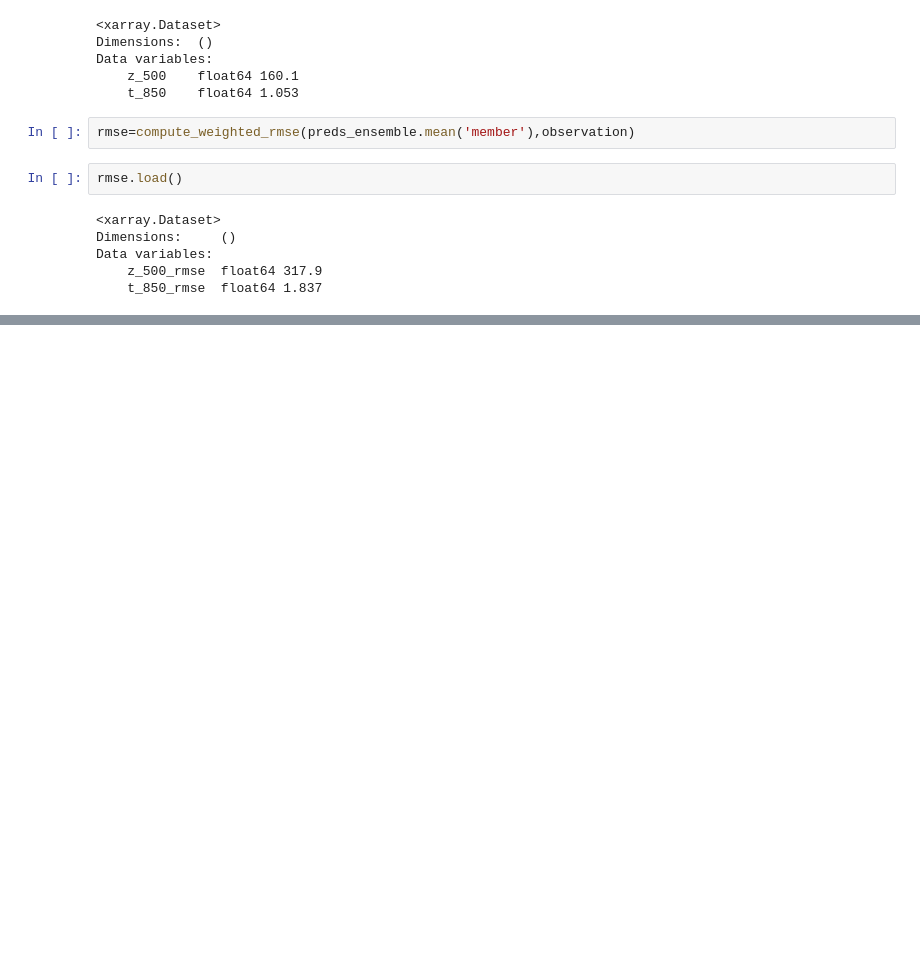
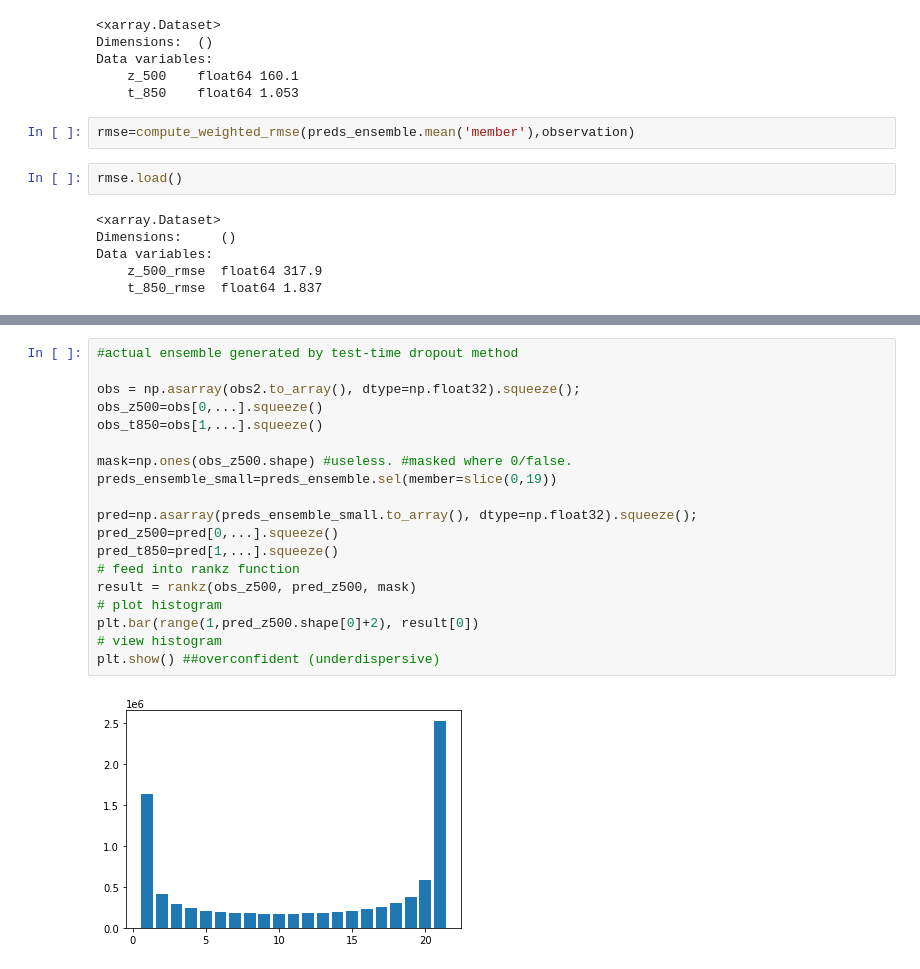
Before and after one commit to sagar-garg/WeatherBench, a Jupyter notebook: nbs_probabilistic/scores-parametric.ipynb, the cells around one changed output, grey strips where cells are left out. Cells and saved outputs as stored; diff of their text form; blank space fills up the shorter version.

```diff
--- a/nbs_probabilistic/scores-parametric.ipynb
+++ b/nbs_probabilistic/scores-parametric.ipynb
@@ -100,0 +198,21 @@ Data variables:
+# %%
+#actual ensemble generated by test-time dropout method
+
+obs = np.asarray(obs2.to_array(), dtype=np.float32).squeeze();
+obs_z500=obs[0,...].squeeze()
+obs_t850=obs[1,...].squeeze()
+
+mask=np.ones(obs_z500.shape) #useless. #masked where 0/false.
+preds_ensemble_small=preds_ensemble.sel(member=slice(0,19))
+
+pred=np.asarray(preds_ensemble_small.to_array(), dtype=np.float32).squeeze();
+pred_z500=pred[0,...].squeeze()
+pred_t850=pred[1,...].squeeze()
+# feed into rankz function
+result = rankz(obs_z500, pred_z500, mask)
+# plot histogram
+plt.bar(range(1,pred_z500.shape[0]+2), result[0])
+# view histogram
+plt.show() ##overconfident (underdispersive)
+# %% [output]
+[figure, added]
```
Also changed, not shown: parts of 20 cells of this notebook.
